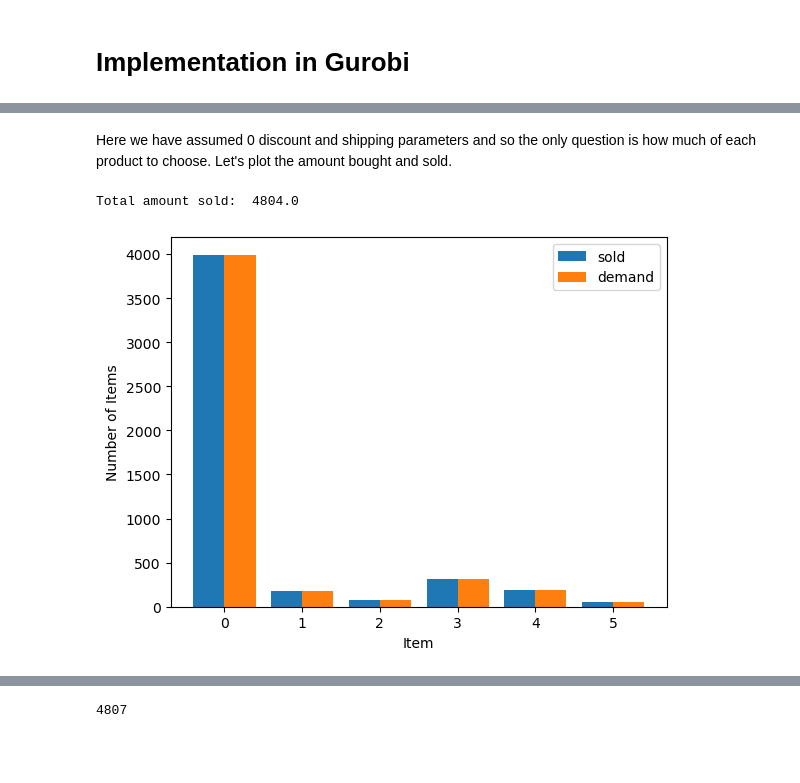
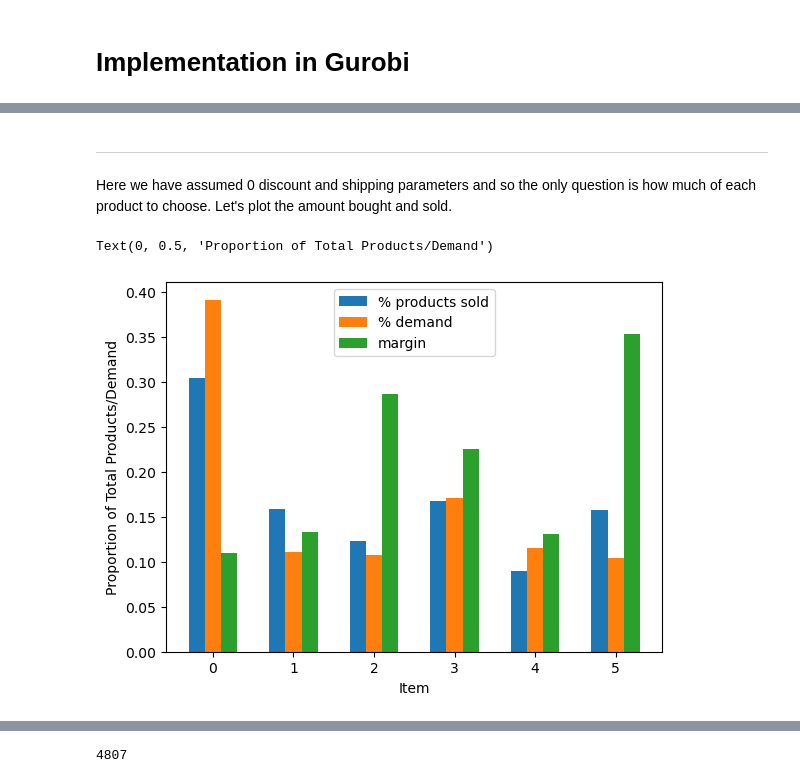
Before and after one commit to owowouwu/optimisation-ass-2, a Jupyter notebook: allocation_experiment_2.ipynb, the cells around one changed output, grey strips where cells are left out. Cells and saved outputs as stored; diff of their text form; code cells hidden in the pictures; blank space fills up the shorter version.

```diff
--- a/allocation_experiment_2.ipynb
+++ b/allocation_experiment_2.ipynb
@@ -109,7 +119,7 @@ Text(0, 0.5, 'Margin ($)')
 # %% [markdown]
 As stated in our model specification we take the softmax of selling price / rating as our probability.
 # %%
-PRICE_SENSITIVITY = 1.4
+PRICE_SENSITIVITY = 1.2
 softmax={}
 for category in product_category:
     softmax[category] = (np.exp(-(selling[category]**PRICE_SENSITIVITY)*(MAX_RATING - rating[category]) / 100)
@@ -155,3 +166,18 @@ INVENTORY_SPACE = n_customers['computers_accessories'] * 1
+# %%
+def cb(model, where):
+    if where == GRB.Callback.MIPNODE:
+        # Get model objective
+        obj = model.cbGet(GRB.Callback.MIPNODE_OBJBST)
+
+        # Has objective changed?
+        if abs(obj - model._cur_obj) > 1e-8:
+            # If so, update incumbent and time
+            model._cur_obj = obj
+            model._time = time.time()
+
+    # Terminate if objective has not improved in 20s
+    if time.time() - model._time > 20:
+        model.terminate()
 # %%
 def run_model():
     m = gp.Model()
@@ -250,0 +428,14 @@ Best objective 4.045005625101e+04, best bound 4.045005625101e+04, gap 0.0000%
+# %%
+BUDGET = 5e5
+INVENTORY_SPACE = 1e8
+m,data = run_model()
+print(data)
+
+sold_items = data['computers_accessories']['sold']
+plt.bar(np.arange(6) - 0.2, sold_items, 0.4, label = 'sold')
+plt.bar(np.arange(6) + 0.2, max_customers, 0.4, label = 'demand')
+
+plt.legend()
+plt.xlabel("Item")
+plt.ylabel("Number of Items")
+print("Total amount sold: ", np.sum(sold_items))
@@ -251,18 +472,18 @@ Best objective 4.045005625101e+04, best bound 4.045005625101e+04, gap 0.0000%
+# %% [markdown]
+-----------------------------------
 # %% [markdown]
 Here we have assumed 0 discount and shipping parameters and so the only question is how much of each product to choose. Let's plot the amount bought and sold.
 # %%
-sold_items = data['computers_accessories']['sold']
-plt.bar(np.arange(6) - 0.2, sold_items, 0.4, label = 'sold')
-plt.bar(np.arange(6) + 0.2, max_customers, 0.4, label = 'demand')
-# plt.bar(np.arange(6) + 0.3, margin, 0.6, label = 'margin')
-
+prop_products_sold = sold_items / np.sum(sold_items)
+plt.bar(np.arange(6) - 0.2, prop_products_sold, 0.2, label = '% products sold')
+plt.bar(np.arange(6) , prop_customers, 0.2, label = '% demand')
+plt.bar(np.arange(6) + 0.2, margin, 0.2, label = 'margin')
 plt.legend()
 plt.xlabel("Item")
-plt.ylabel("Number of Items")
-print("Total amount sold: ", np.sum(sold_items))
+plt.ylabel("Proportion of Total Products/Demand")
 # %% [output]
-Total amount sold:  4804.0
+Text(0, 0.5, 'Proportion of Total Products/Demand')
-[figure, old version]
+[figure, new version]
 # %%
 max_customers
 # %% [output]
```
Also changed, not shown: parts of 31 cells of this notebook.
